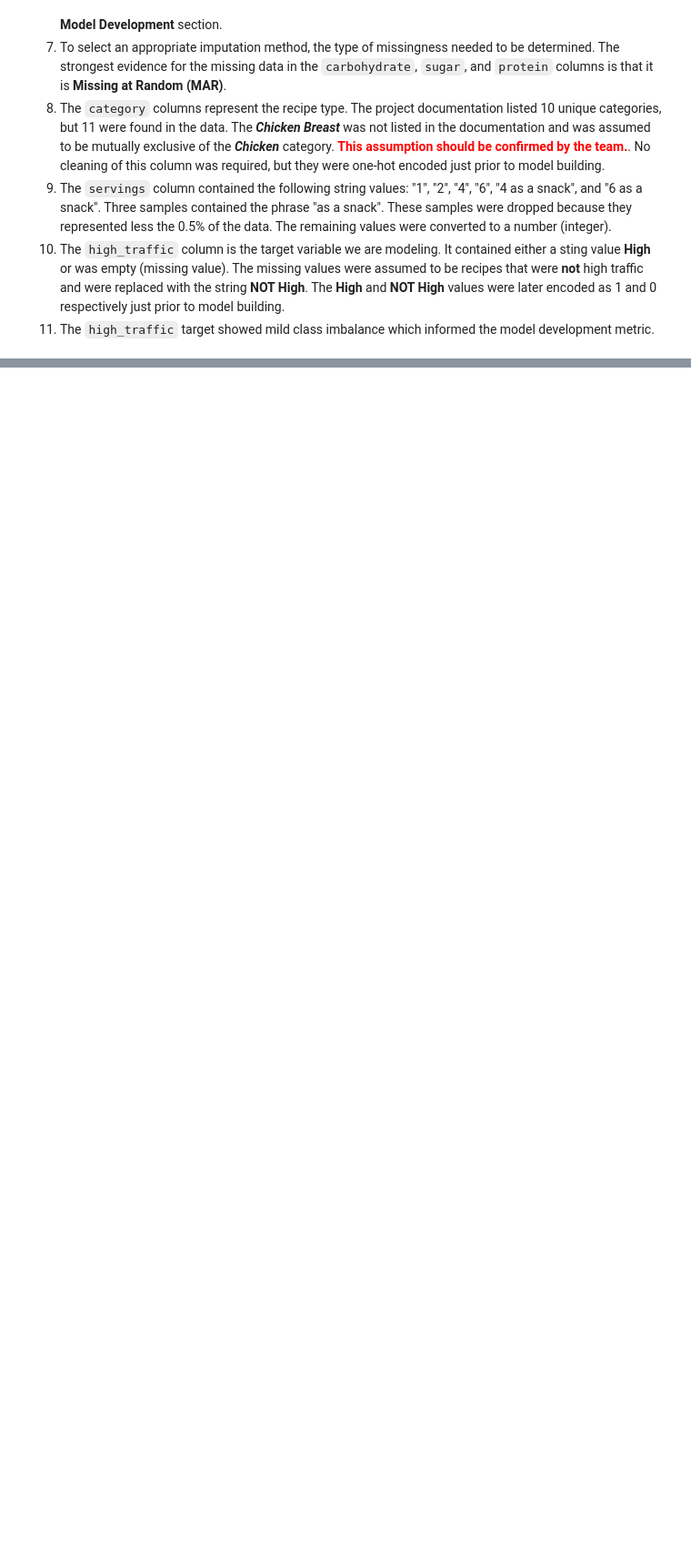
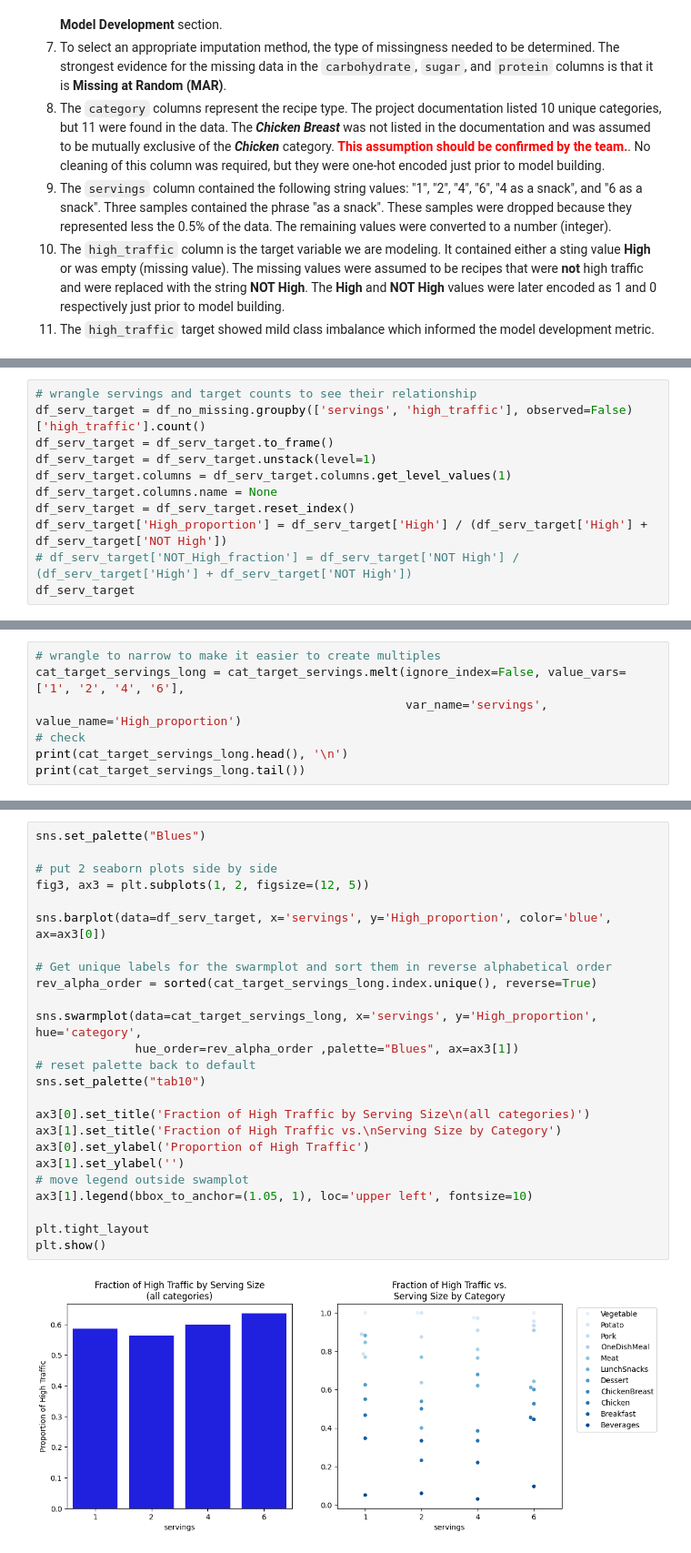
Before and after one commit to MichaelSzczepaniak/DSPortfolio, a Jupyter notebook: Tasty_Bites/TastyBites.ipynb, the cells around one changed output, grey strips where cells are left out. Shown at 91% size. Cells and saved outputs as stored; diff of their text form; blank space fills up the shorter version.

```diff
--- a/Tasty_Bites/TastyBites.ipynb
+++ b/Tasty_Bites/TastyBites.ipynb
@@ -530,0 +611,11 @@ H0: traffic (target) and missing values are independent. p-value = 0.0412, so re
+# %%
+# wrangle servings and target counts to see their relationship
+df_serv_target = df_no_missing.groupby(['servings', 'high_traffic'], observed=False)['high_traffic'].count()
+df_serv_target = df_serv_target.to_frame()
+df_serv_target = df_serv_target.unstack(level=1)
+df_serv_target.columns = df_serv_target.columns.get_level_values(1)
+df_serv_target.columns.name = None
+df_serv_target = df_serv_target.reset_index()
+df_serv_target['High_proportion'] = df_serv_target['High'] / (df_serv_target['High'] + df_serv_target['NOT High'])
+# df_serv_target['NOT_High_fraction'] = df_serv_target['NOT High'] / (df_serv_target['High'] + df_serv_target['NOT High'])
+df_serv_target
@@ -530,0 +672,7 @@ H0: traffic (target) and missing values are independent. p-value = 0.0412, so re
+# %%
+# wrangle to narrow to make it easier to create multiples
+cat_target_servings_long = cat_target_servings.melt(ignore_index=False, value_vars=['1', '2', '4', '6'],
+                                                    var_name='servings',  value_name='High_proportion')
+# check
+print(cat_target_servings_long.head(), '\n')
+print(cat_target_servings_long.tail())
@@ -530,0 +695,27 @@ H0: traffic (target) and missing values are independent. p-value = 0.0412, so re
+# %%
+sns.set_palette("Blues")
+
+# put 2 seaborn plots side by side
+fig3, ax3 = plt.subplots(1, 2, figsize=(12, 5))
+
+sns.barplot(data=df_serv_target, x='servings', y='High_proportion', color='blue', ax=ax3[0])
+
+# Get unique labels for the swarmplot and sort them in reverse alphabetical order
+rev_alpha_order = sorted(cat_target_servings_long.index.unique(), reverse=True)
+
+sns.swarmplot(data=cat_target_servings_long, x='servings', y='High_proportion', hue='category',
+              hue_order=rev_alpha_order ,palette="Blues", ax=ax3[1])
+# reset palette back to default
+sns.set_palette("tab10")
+
+ax3[0].set_title('Fraction of High Traffic by Serving Size\n(all categories)')
+ax3[1].set_title('Fraction of High Traffic vs.\nServing Size by Category')
+ax3[0].set_ylabel('Proportion of High Traffic')
+ax3[1].set_ylabel('')
+# move legend outside swamplot
+ax3[1].legend(bbox_to_anchor=(1.05, 1), loc='upper left', fontsize=10)
+
+plt.tight_layout
+plt.show()
+# %% [output]
+[figure, added]
```
Also changed, not shown: parts of 18 cells of this notebook.
